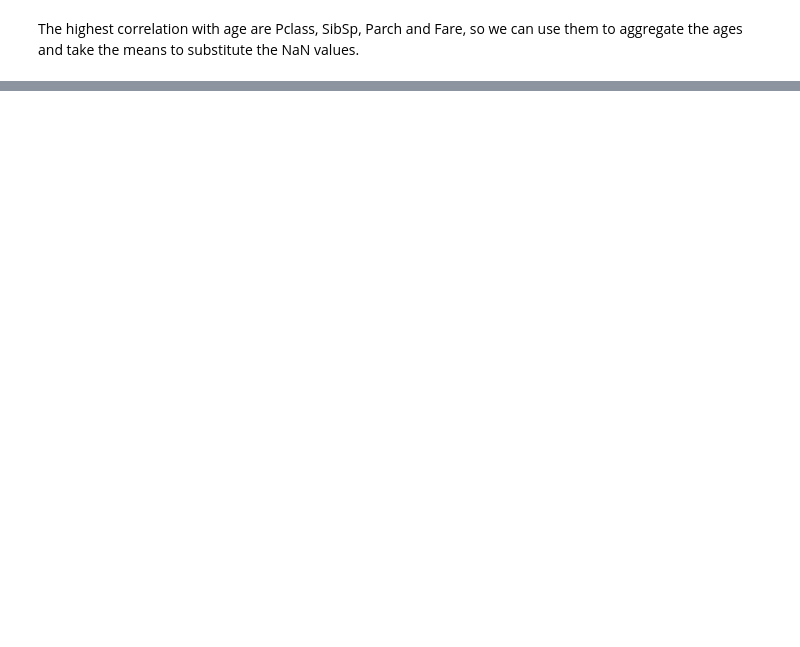
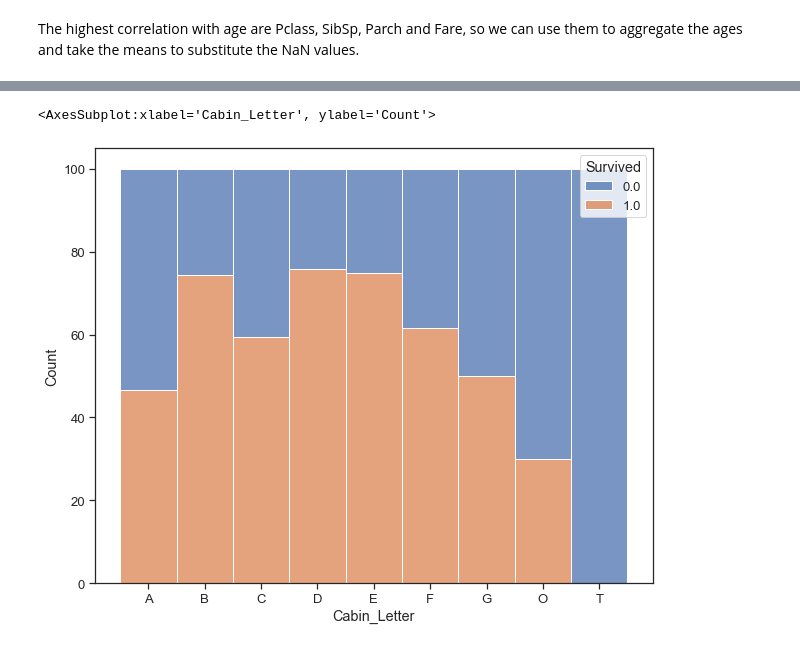
Before and after one commit to diequies/Titanic_Kaggle, a Jupyter notebook: Titanic_data_exploration.ipynb, the cells around one changed output, grey strips where cells are left out. Cells and saved outputs as stored; diff of their text form; code cells hidden in the pictures; blank space fills up the shorter version.

```diff
--- a/Titanic_data_exploration.ipynb
+++ b/Titanic_data_exploration.ipynb
@@ -248,0 +339,25 @@ Name: Age, dtype: float64
+# %%
+df_all_cabin_Survived_count = df_all.groupby(['Cabin_Letter','Survived']).count()
+df_all_cabin_Survived_count.reset_index(inplace = True)
+
+Survived_perc = []
+for index, row in df_all_cabin_Survived_count.iterrows():
+    Survived_perc.append(100*(row['Cabin']/df_all_cabin_Survived_count[df_all_cabin_Survived_count['Cabin_Letter'] == row['Cabin_Letter']]['Cabin'].sum()))
+
+df_all_cabin_Survived_count['Cabin_Perc'] = Survived_perc
+
+
+
+plt.figure(figsize = (10,8))
+sns.set(font_scale = 1.2)
+sns.set_style('ticks')
+
+sns.histplot(df_all_cabin_Survived_count,
+                 x = 'Cabin_Letter',
+                 weights = 'Cabin_Perc',
+                 hue = 'Survived',
+                 multiple = 'stack',
+                 edgecolor = 'white')
+# %% [output]
+<AxesSubplot:xlabel='Cabin_Letter', ylabel='Count'>
+[figure, added]
```
Also changed, not shown: parts of 111 cells of this notebook, 3 other files.
